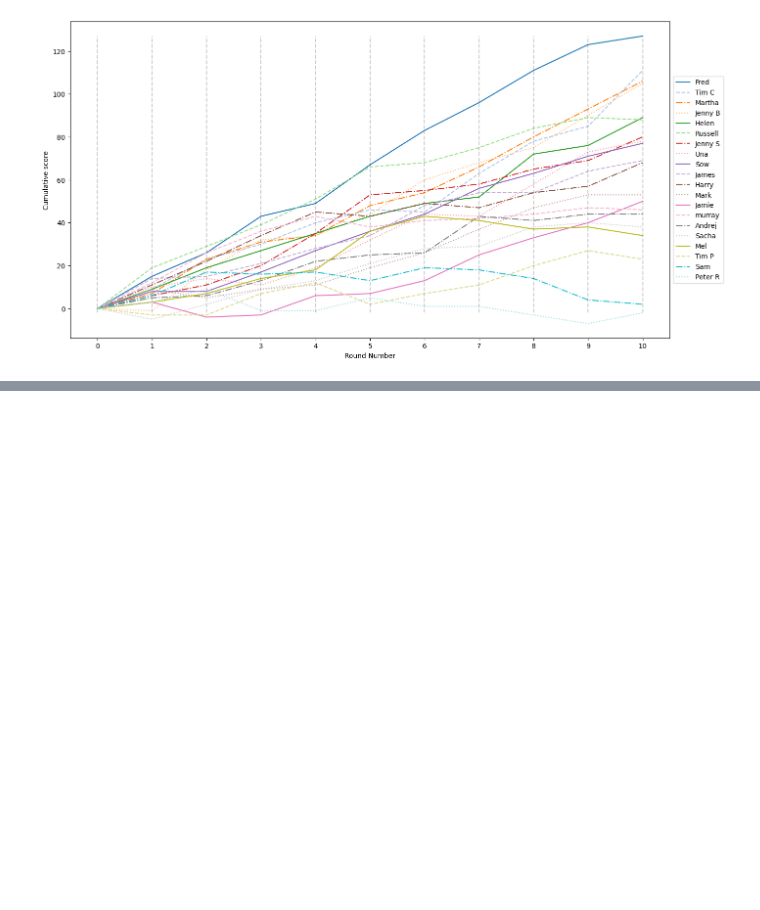
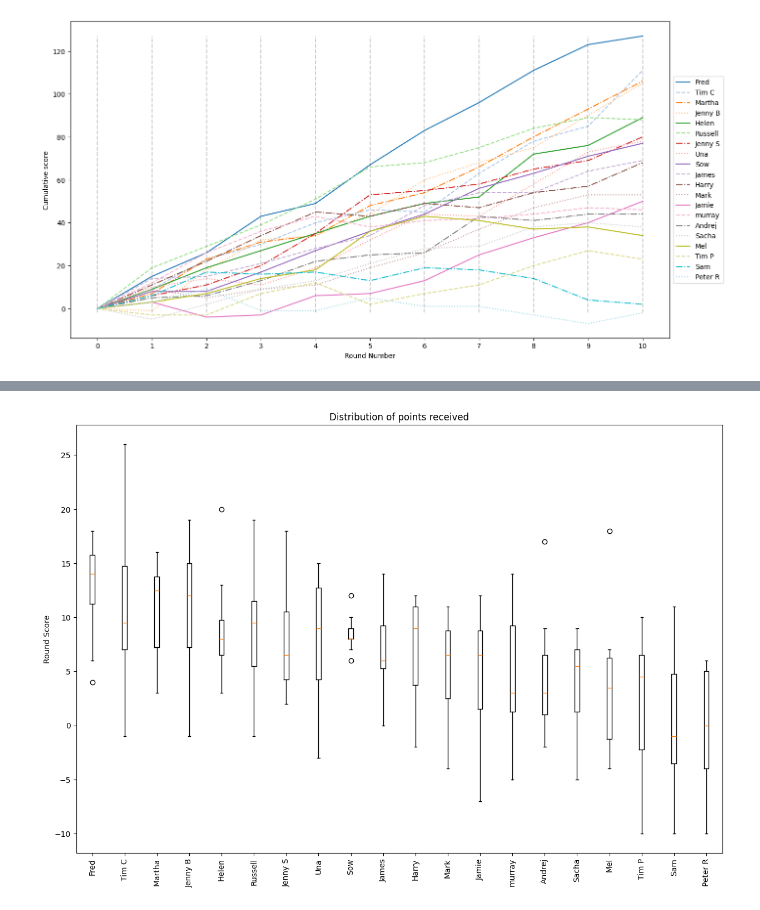
Before and after one commit to fred-cook/music-league-graphs, a Jupyter notebook: music_league_graphs/stats.ipynb, the cells around one changed output, grey strips where cells are left out. Drawn from its saved outputs; the diff is of its cells as text; code cells hidden in the pictures; blank space fills up the shorter version.

```diff
--- a/music_league_graphs/stats.ipynb
+++ b/music_league_graphs/stats.ipynb
@@ -685,0 +690,14 @@ plt.show()
+# %%
+fig, ax = plt.subplots(figsize=(15,10))
+
+for i, submitter in enumerate(winning_order):
+    ax.boxplot(df[df["submitter"] == submitter]["round_score"], positions=[i])
+
+plt.title("Distribution of points received")
+plt.ylabel("Round Score")
+plt.xticks(np.arange(len(winning_order)), winning_order, rotation='vertical')
+
+
+plt.show()
+# %% [output]
+[figure, added]
```
Also changed, not shown: parts of 25 cells of this notebook.
